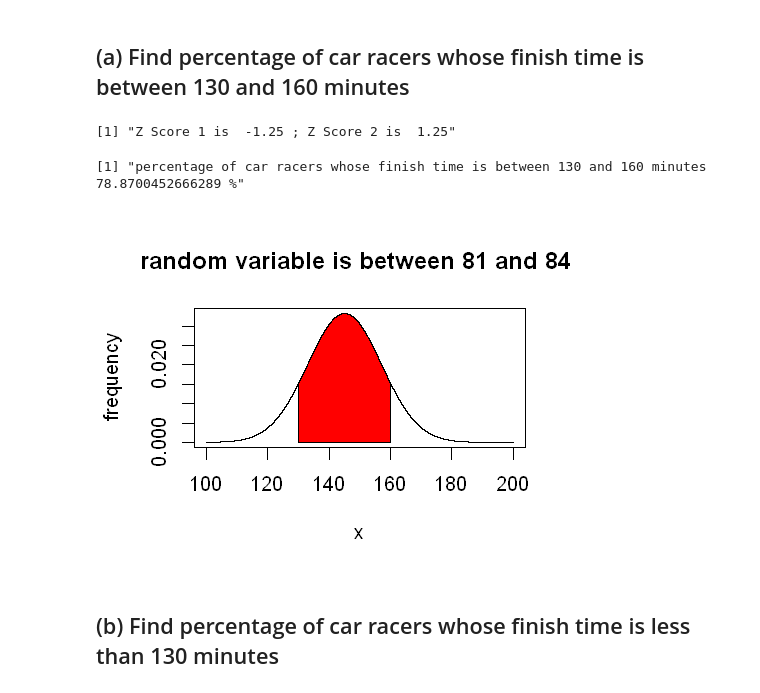
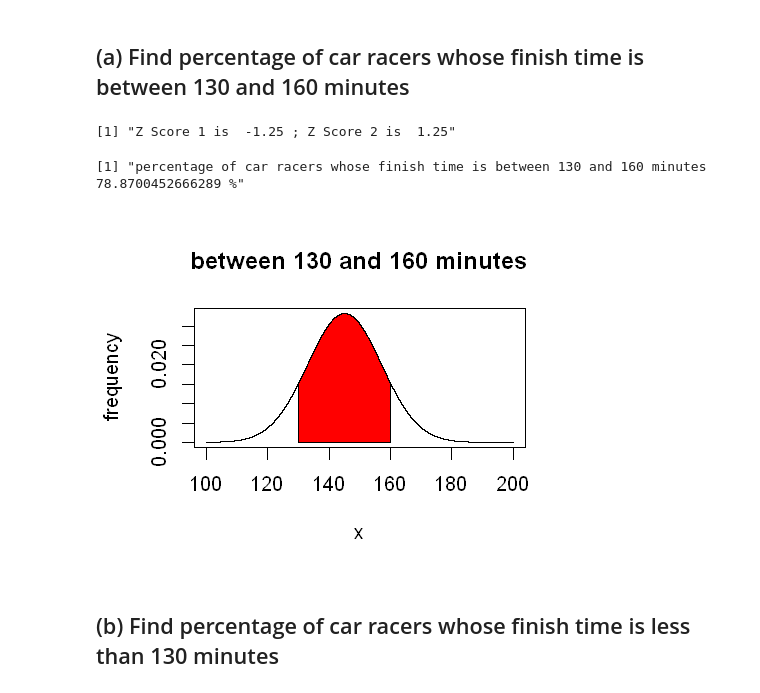
Before and after one commit to sandipto-sanyal/ampba, a Jupyter notebook: Foundation Term codes/Sandipto Sanyal PGID-12010004.ipynb, the cells around one changed output. Saved outputs shown, nothing was run; the diff lists cells and outputs as text; code cells hidden in the pictures.

```diff
--- a/Foundation Term codes/Sandipto Sanyal PGID-12010004.ipynb
+++ b/Foundation Term codes/Sandipto Sanyal PGID-12010004.ipynb
@@ -157,23 +160,23 @@ y <- dnorm(x, mean = u, sd = sigma)
 # %%
 ## Let the random variable is in range [n1,n2]
 n1 = 130; n2= 160
 options(repr.plot.width=4, repr.plot.height=3)
 plot(x,y, type='l',
-     main='random variable is between 81 and 84 ',
+     main='between 130 and 160 minutes',
     ylab='frequency')
 polygon(x=c(n1,x[n1<=x & x<=n2],n2), y=c(0,y[n1<=x & x<=n2],0), col='red')
 ## Find z score
 z_score1 = (n1-u)/sigma; z_score2 = (n2-u)/sigma
 ## Find the p value
 p1 = pnorm(z_score1); p2 = pnorm(z_score2)
 ## probability that random variable is (a) less than 72.6
 probabilities = p2 - p1
 paste(c('Z Score 1 is ', z_score1, '; Z Score 2 is ', z_score2), collapse = " ")
 paste(c('percentage of car racers whose finish time is between 130 and 160 minutes ', probabilities*100, '%'), collapse = " ")
 # %% [output]
 [1] "Z Score 1 is  -1.25 ; Z Score 2 is  1.25"
 [1] "percentage of car racers whose finish time is between 130 and 160 minutes  78.8700452666289 %"
-[figure, old version]
+[figure, new version]
 # %% [markdown]
 ## (b) Find percentage of car racers whose finish time is less than 130 minutes
 # %%
```
Also changed, not shown: parts of 2 cells of this notebook.
